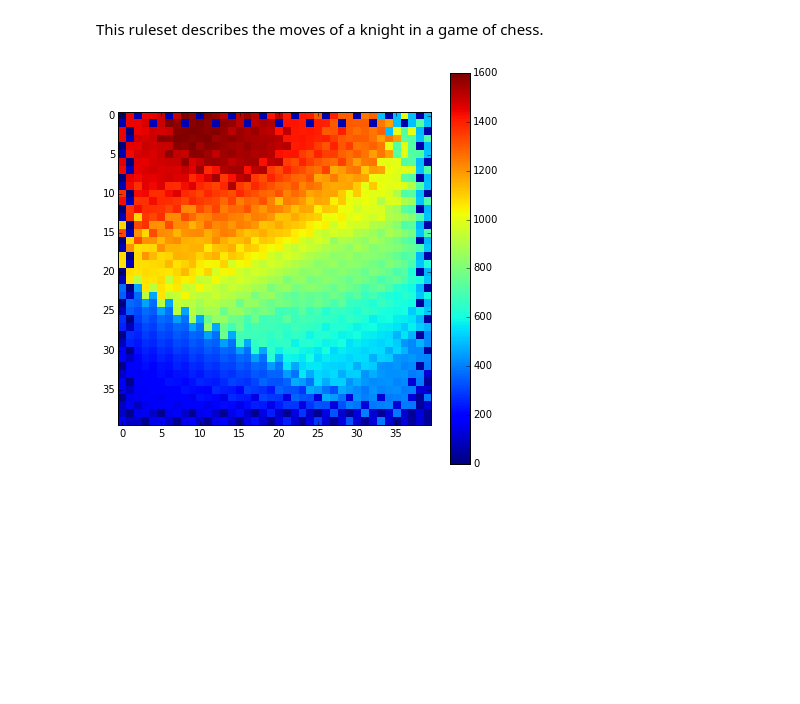
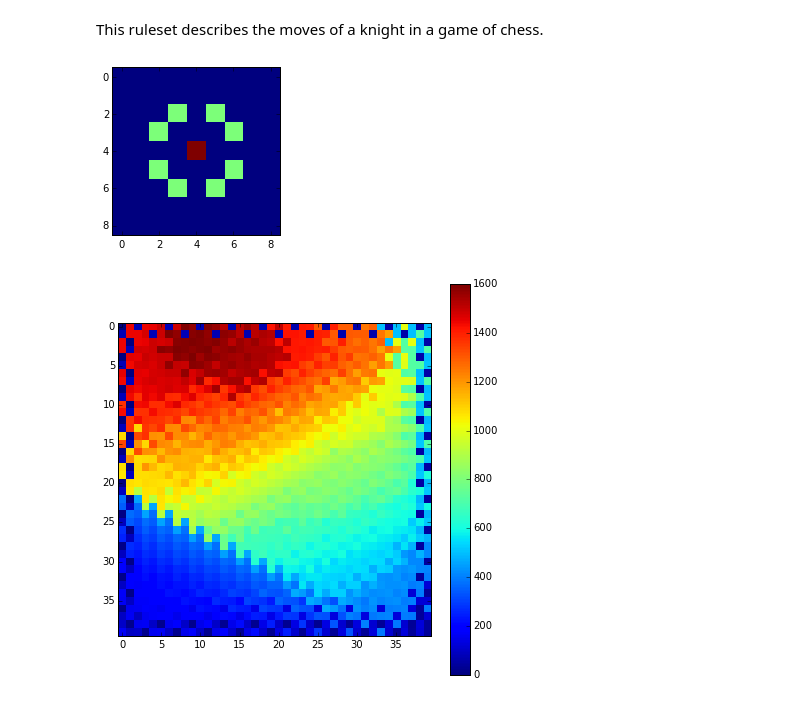
Before and after one commit to jfjlaros/hamilton, a Jupyter notebook: heatmap.ipynb, the cells around one changed output. Saved outputs shown, nothing was run; the diff lists cells and outputs as text; code cells hidden in the pictures; blank space fills up the shorter version.

```diff
--- a/heatmap.ipynb
+++ b/heatmap.ipynb
@@ -44,4 +69,9 @@ The solution is visualised by colouring the moves according to their rank. The p
 ### Example two: Knight's tour
 # %% [markdown]
 This ruleset describes the moves of a knight in a game of chess.
+# %%
+knight_moves = get_moves('knight.yml')
+visualise(visualise_moves(knight_moves), size=3, decorations=False)
+# %% [output]
+[figure, added]
 # %%
```
Also changed, not shown: parts of 9 cells of this notebook.
